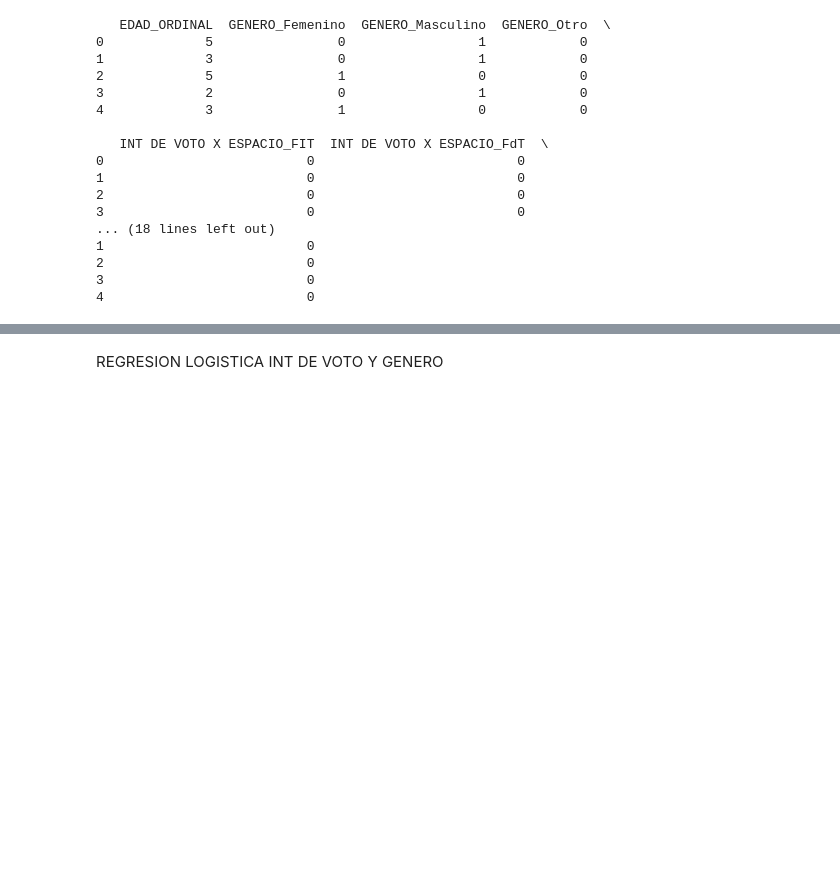
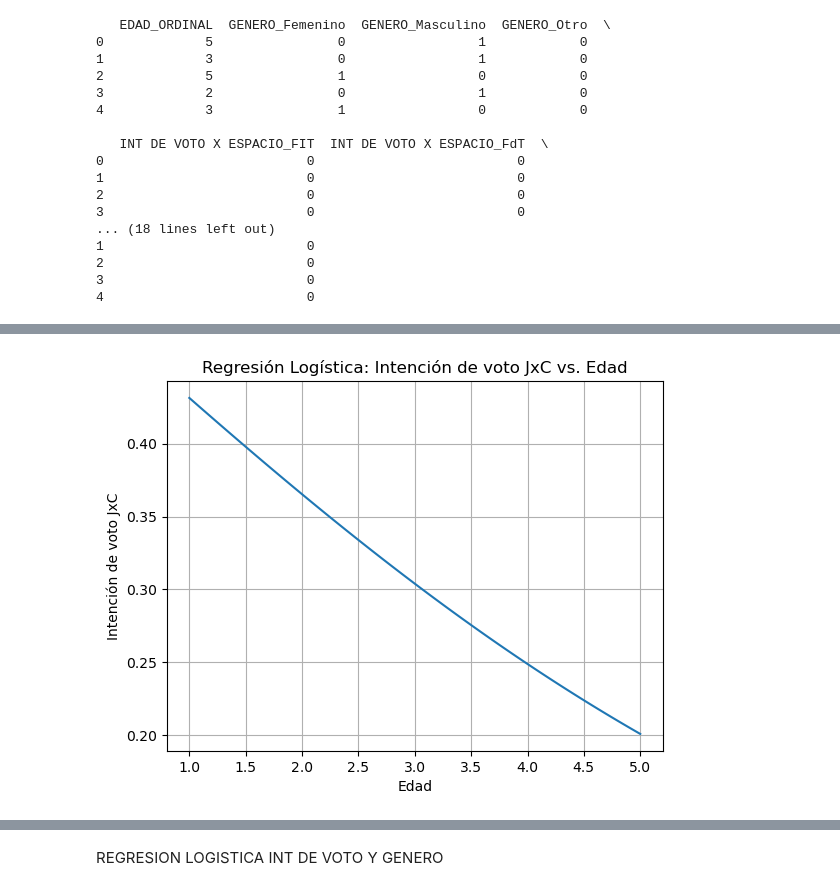
Before and after one commit to imascarenho/Metodo_OP, a Jupyter notebook: TP Final/TP_Final.ipynb, the cells around one changed output, grey strips where cells are left out. Cells and saved outputs as stored; diff of their text form; code cells hidden in the pictures; blank space fills up the shorter version.

```diff
--- a/TP Final/TP_Final.ipynb
+++ b/TP Final/TP_Final.ipynb
@@ -446,6 +468,16 @@ print(resultado.summary())
 
 odds_ratios = np.exp(resultado.params)
 print("Odds Ratios:", odds_ratios)
+
+rango_edad = np.linspace(X.min(), X.max(), 100)
+voto_espacio = resultado.predict(rango_edad)
+
+plt.plot(rango_edad, voto_espacio)
+plt.xlabel('Edad')
+plt.ylabel('Intención de voto JxC')
+plt.title('Regresión Logística: Intención de voto JxC vs. Edad')
+plt.grid(True)
+plt.show()
 # %% [output]
 Optimization terminated successfully.
          Current function value: 0.583939
@@ -460,12 +492,13 @@ Time:                               20:09:38   Log-Likelihood:                -2
 converged:                              True   LL-Null:                       -205.83
 Covariance Type:                   nonrobust   LLR p-value:                       nan
 ================================================================================
                    coef    std err          z      P>|z|      [0.025      0.975]
 --------------------------------------------------------------------------------
 EDAD_ORDINAL    -0.2762      0.033     -8.310      0.000      -0.341      -0.211
 ================================================================================
 Odds Ratios: EDAD_ORDINAL    0.758694
 dtype: float64
+[figure, added]
 # %%
 import statsmodels.api as sm
 import pandas as pd
```
Also changed, not shown: parts of 28 cells of this notebook.
